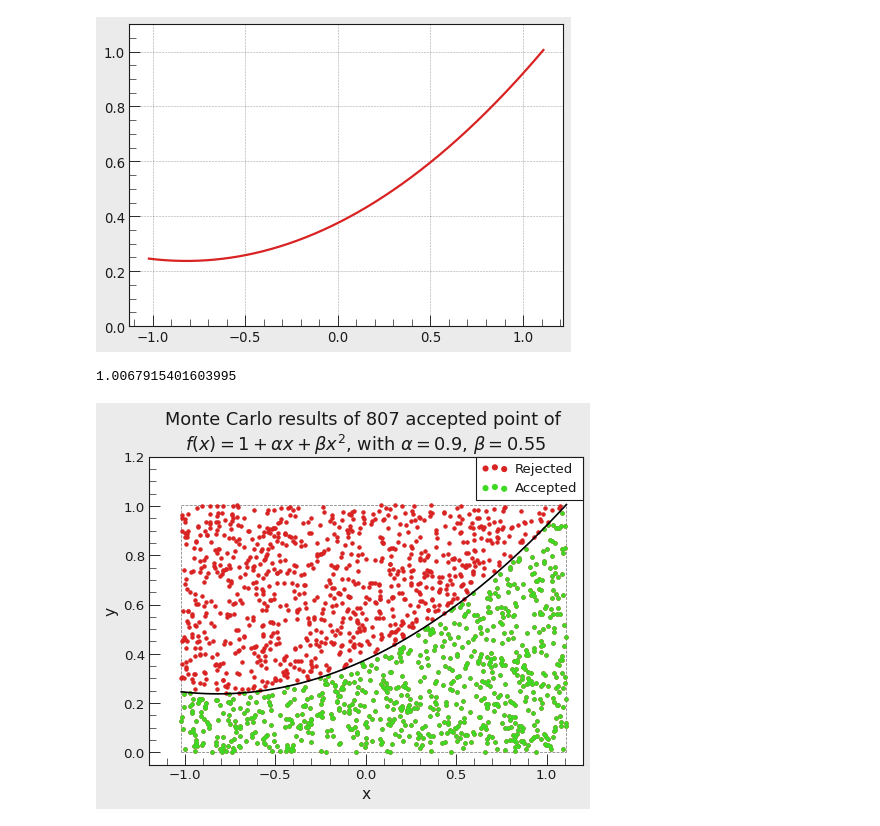
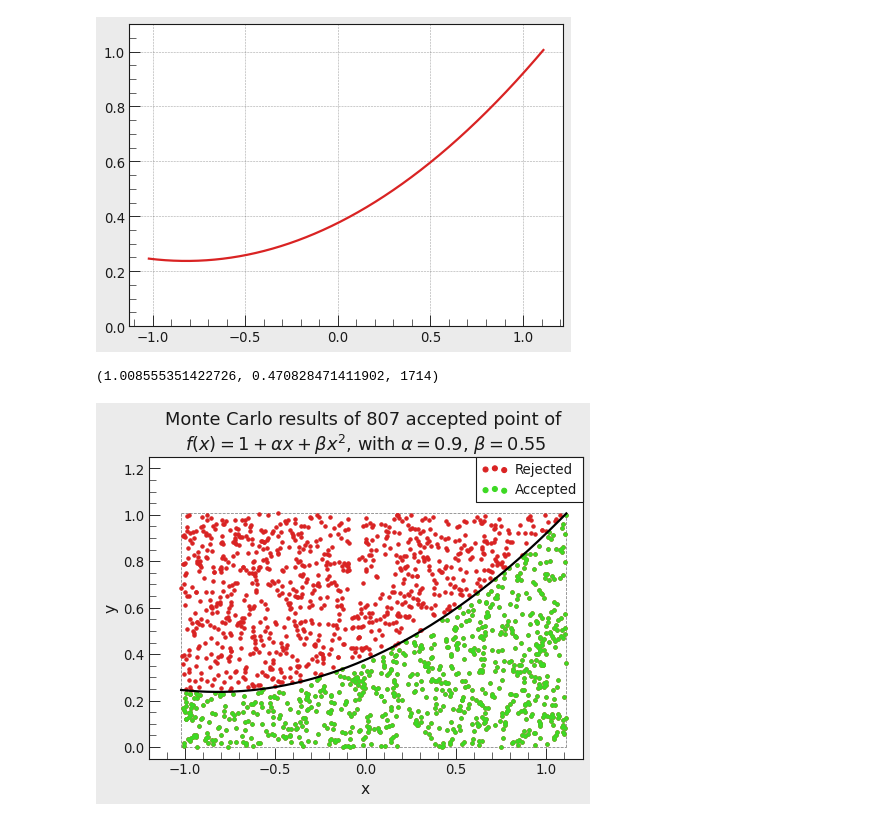
Before and after one commit to PhilKofoed/AMAS2023, a Jupyter notebook: Philip/Problemset2/Problemset2.ipynb, the cells around one changed output. Cells and saved outputs as stored; diff of their text form; code cells hidden in the pictures.

```diff
--- a/Philip/Problemset2/Problemset2.ipynb
+++ b/Philip/Problemset2/Problemset2.ipynb
@@ -89,3 +115,29 @@ def num_int2(func, xmin, xmax, points = 1000000, **kwargs):
     width = (xmax-xmin)/(points-1)
     area = np.sum(y_ave)*width
     return area
+# %%
+alpha = 0.9
+beta = 0.55
+
+xmin = -1.02
+xmax = 1.11
+
+def poly_pdf1(x, a, b):
+    xmin = -1.02
+    xmax = 1.11
+    return (1+a*x+b*x**2)/((b*(-xmin**3+xmax**3)/3)+(a*(-xmin**2+xmax**2)/2)+(xmax-xmin))
+
+xmin = -1.02
+xmax = 1.11
+ymin = 0
+ymax = poly_pdf1(xmax, alpha, beta)
+
+N_accept = 807
+
+xquick = np.linspace(xmin, xmax, 10000)
+yquick = poly_pdf1(xquick, alpha, beta)
+
+poly_df, poly_info = mc_ac_df(poly_pdf1, xmin, xmax, ymin, ymax, N_accept, a = alpha, b = beta)
+display(poly_df)
+display(poly_df[["x", "y"]].loc[poly_df["accept"]])
+# print(poly_df["x"])
@@ -102,6 +181,8 @@ xmin = -1.02
 xmax = 1.11
 
 def poly_pdf1(x, a, b):
+    xmin = -1.02
+    xmax = 1.11
     return (1+a*x+b*x**2)/((b*(-xmin**3+xmax**3)/3)+(a*(-xmin**2+xmax**2)/2)+(xmax-xmin))
 
 xquick = np.linspace(xmin, xmax, 10000)
@@ -114,36 +195,36 @@ plt.ylim(0,1.1)
 # %%
 xmin = -1.02
 xmax = 1.11
 ymin = 0
-ymax = try_pdf1(xmax, norm1, a, b)
+ymax = poly_pdf1(xmax, alpha, beta)
 
 N_accept = 807
 
 
 xquick = np.linspace(xmin, xmax, 10000)
-yquick = try_pdf1(xquick, norm1, a, b)
-x, y, area, allx, ally ,_,_ = acceptrejectdata(try_pdf1, xmin, xmax, ymin, ymax, N_accept, norm = norm1, a = a, b = b)
+yquick = poly_pdf1(xquick, alpha, beta)
+x, y, allx, ally, poly_MC_info = acceptrejectdata(poly_pdf1, xmin, xmax, ymin, ymax, N_accept, a = alpha, b = beta)
 
-print(area)
+print(poly_MC_info)
 plt.plot(xquick, yquick, color = "k")
 plt.scatter(allx, ally, label = "Rejected")
 plt.scatter(x,y, color = "#3dd923", label = "Accepted")
 plt.grid(False)
 plt.hlines(ymin, xmin, xmax, color = "k", alpha = 0.5, zorder = -10, linestyle = "dashed", linewidth = 0.7)
 plt.hlines(ymax, xmin, xmax, color = "k", alpha = 0.5, zorder = -10, linestyle = "dashed", linewidth = 0.7)
 plt.vlines(xmin, ymin, ymax, color = "k", alpha = 0.5, zorder = -10, linestyle = "dashed", linewidth = 0.7)
 plt.vlines(xmax, ymin, ymax, color = "k", alpha = 0.5, zorder = -10, linestyle = "dashed", linewidth = 0.7)
-plt.ylim(-0.05, 1.2)
+plt.ylim(-0.05, 1.25)
 plt.xlim(-1.2, 1.2)
 plt.legend(scatterpoints = 3)
 plt.xlabel("x")
 plt.ylabel("y")
 plt.title("Monte Carlo results of 807 accepted point of \n" + r"$f(x) = 1 + \alpha x + \beta x^{2}$, with $\alpha = 0.9$, $\beta = 0.55$")
 plt.savefig("./montecarlo_poly_1.pdf", facecolor = "white")
 plt.show()
 
-pd.DataFrame(np.array([x, y]).T, columns = ["x", "y"]).to_csv("./Kofoeddjursner_polynomial.txt" , index = None)
+# pd.DataFrame(np.array([x, y]).T, columns = ["x", "y"]).to_csv("./Kofoeddjursner_polynomial.txt" , index = None)
 # %% [output]
-1.0067915401603995
+(1.008555351422726, 0.470828471411902, 1714)
-[figure, old version]
+[figure, new version]
 # %%
```
Also changed, not shown: parts of 6 cells of this notebook.
